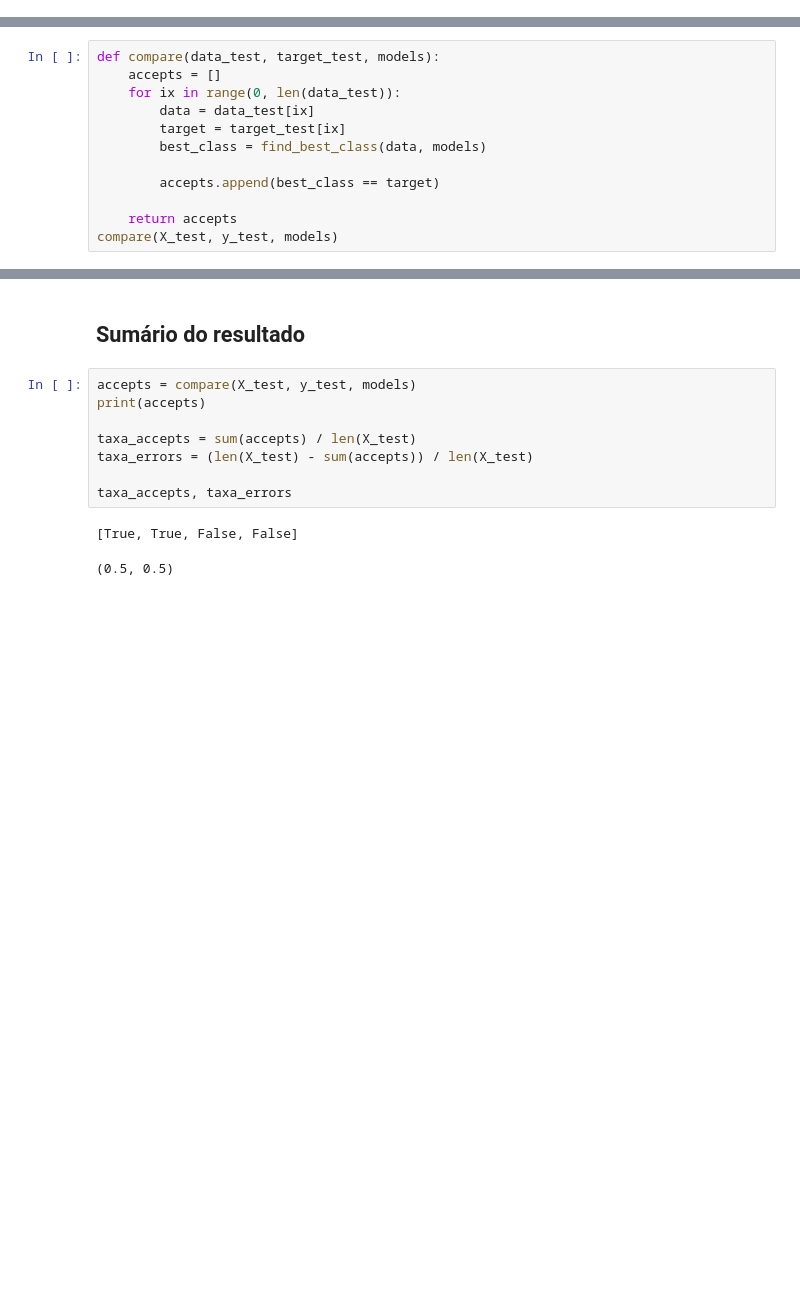
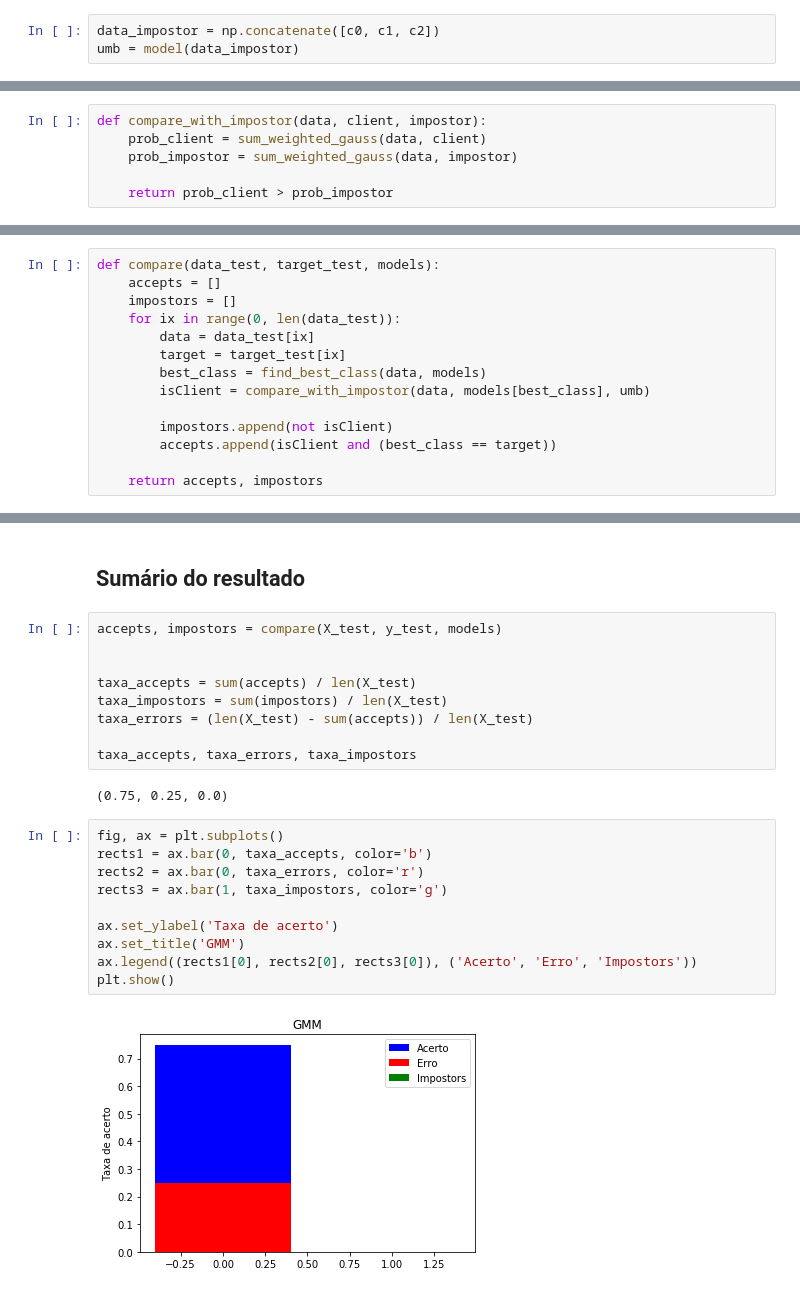
Before and after one commit to alanoMartins/ImpositorModel, a Jupyter notebook: GMM_Sanderson_Tutorial.ipynb, the cells around one changed output, grey strips where cells are left out. Cells and saved outputs as stored; diff of their text form; blank space fills up the shorter version.

Commit message:
Add impostor model

```diff
--- a/GMM_Sanderson_Tutorial.ipynb
+++ b/GMM_Sanderson_Tutorial.ipynb
@@ -341,3 +307,6 @@ models
+# %%
+data_impostor = np.concatenate([c0, c1, c2])
+umb = model(data_impostor)
 # %% [markdown]
 ## Encontrar melhor classe dado modelos (predict)
 # %%
@@ -358,14 +325,22 @@ find_best_class(X_test[0], models)
+# %%
+def compare_with_impostor(data, client, impostor):
+    prob_client = sum_weighted_gauss(data, client)
+    prob_impostor = sum_weighted_gauss(data, impostor)
+
+    return prob_client > prob_impostor
 # %% [markdown]
 ## Utilizar dados para treinamento e comparar com esperado
 # %%
 def compare(data_test, target_test, models):
     accepts = []
+    impostors = []
     for ix in range(0, len(data_test)):
         data = data_test[ix]
         target = target_test[ix]
         best_class = find_best_class(data, models)
+        isClient = compare_with_impostor(data, models[best_class], umb)
 
-        accepts.append(best_class == target)
+        impostors.append(not isClient)
+        accepts.append(isClient and (best_class == target))
 
-    return accepts
-compare(X_test, y_test, models)
+    return accepts, impostors
@@ -374,13 +347,25 @@ compare(X_test, y_test, models)
 # %% [markdown]
 ## Sumário do resultado
 # %%
-accepts = compare(X_test, y_test, models)
-print(accepts)
+accepts, impostors = compare(X_test, y_test, models)
+
 
 taxa_accepts = sum(accepts) / len(X_test)
+taxa_impostors = sum(impostors) / len(X_test)
 taxa_errors = (len(X_test) - sum(accepts)) / len(X_test)
 
-taxa_accepts, taxa_errors
+taxa_accepts, taxa_errors, taxa_impostors
 # %% [output]
-[True, True, False, False]
+(0.75, 0.25, 0.0)
-(0.5, 0.5)
+# %%
+fig, ax = plt.subplots()
+rects1 = ax.bar(0, taxa_accepts, color='b')
+rects2 = ax.bar(0, taxa_errors, color='r')
+rects3 = ax.bar(1, taxa_impostors, color='g')
+
+ax.set_ylabel('Taxa de acerto')
+ax.set_title('GMM')
+ax.legend((rects1[0], rects2[0], rects3[0]), ('Acerto', 'Erro', 'Impostors'))
+plt.show()
+# %% [output]
+[figure, added]
```
Also changed, not shown: parts of 10 cells of this notebook.
